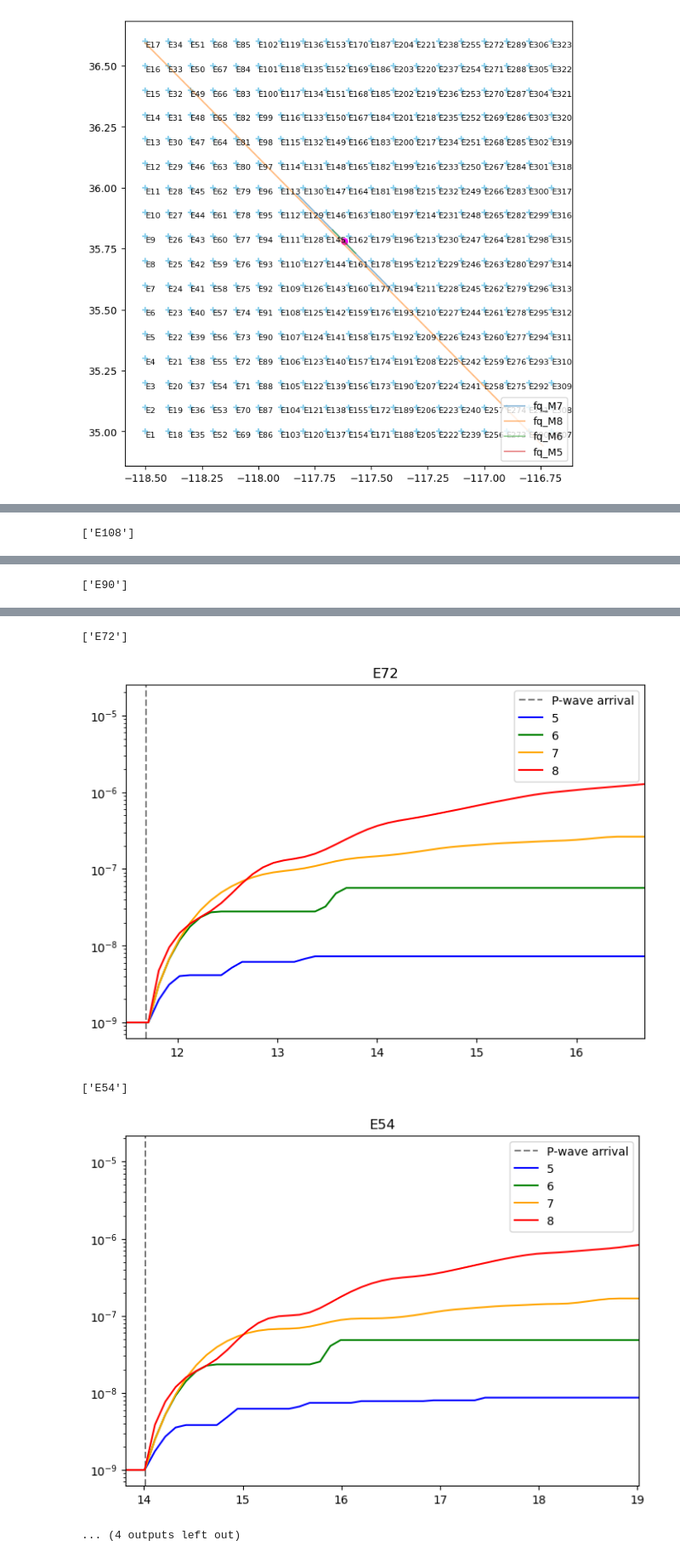
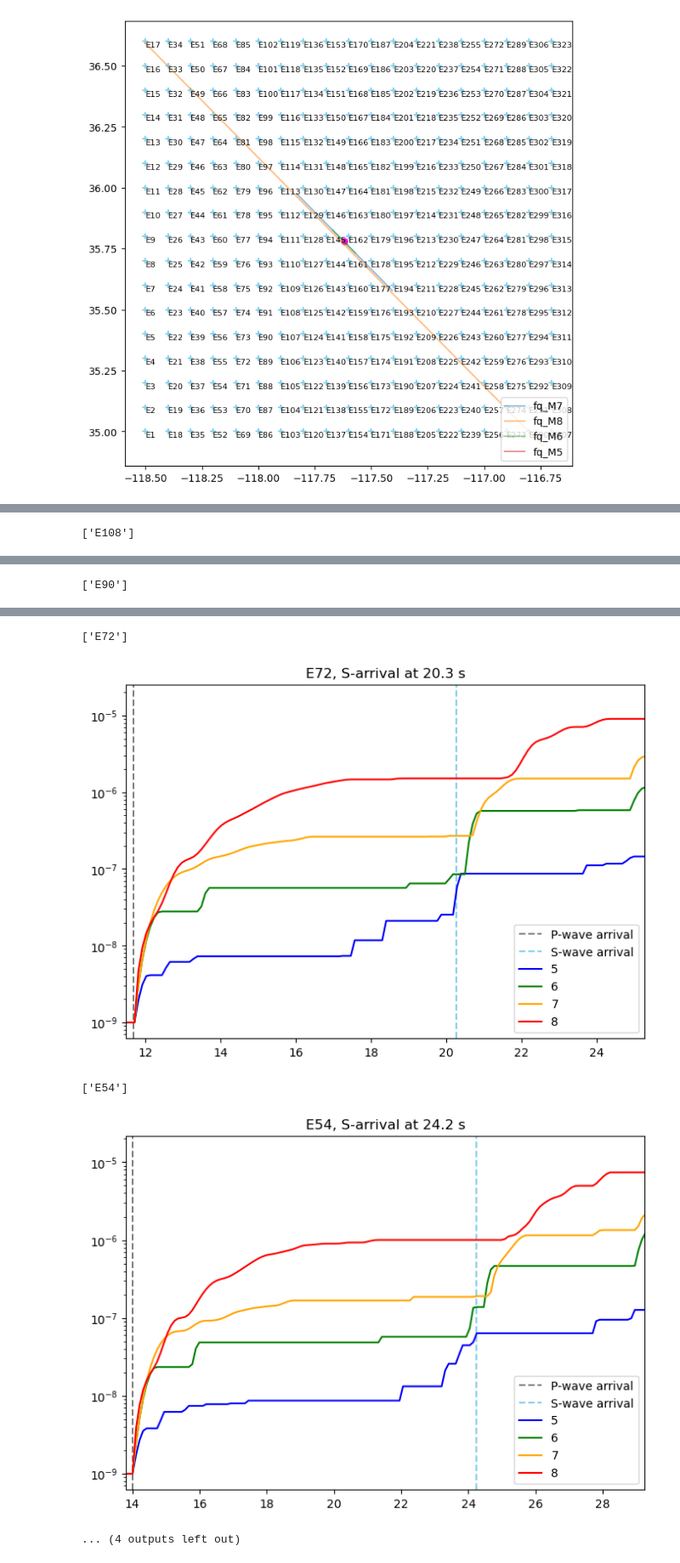
Before and after one commit to UO-Geophysics/sw4_strain, a Jupyter notebook: experiments/realistic_eq_sizes/7_plot_results.ipynb, the cells around one changed output, grey strips where cells are left out. Shown at 85% size. Drawn from its saved outputs; the diff is of its cells as text; code cells hidden in the pictures.

```diff
--- a/experiments/realistic_eq_sizes/7_plot_results.ipynb
+++ b/experiments/realistic_eq_sizes/7_plot_results.ipynb
@@ -16,29 +30,33 @@ hypo_depth = 7.5
 # %%
-# # Add a column to the stations dataframe with the theoretical P-wave arrival times
+# Add a column to the stations dataframe with the theoretical P-wave arrival times
 
-# custom_model = TauPyModel(model = '/Users/sydneydybing/SW4/strain/structure/mojave_simpletop_forsw4.npz')
+custom_model = TauPyModel(model = '/Users/sydneydybing/SW4/strain/structure/mojave_simpletop_forsw4.npz')
 
-# dists_km = []
-# p_arr_times = []
+dists_km = []
+p_arr_times = []
+s_arr_times = []
 
-# for idx in range(len(stas)):
+for idx in range(len(stas)):
 
-#     sta_lat = stas.lat.values[idx]
-#     sta_lon = stas.lon.values[idx]
-#     dist_m, az, baz = gps2dist_azimuth(hypo_lat, hypo_lon, sta_lat, sta_lon) # dist in meters
+    sta_lat = stas.lat.values[idx]
+    sta_lon = stas.lon.values[idx]
+    dist_m, az, baz = gps2dist_azimuth(hypo_lat, hypo_lon, sta_lat, sta_lon) # dist in meters
 
-#     arrivals = custom_model.get_travel_times(source_depth_in_km = hypo_depth,
-#                                   distance_in_degree = kilometer2degrees(dist_m/1000), phase_list=['p', 'P'])
-#     p_arr_time = arrivals[0].time
+    arrivals = custom_model.get_travel_times(source_depth_in_km = hypo_depth,
+                                  distance_in_degree = kilometer2degrees(dist_m/1000), phase_list=['s', 'S'])
+    # print(arrivals)
+    # p_arr_time = arrivals[0].time
+    s_arr_time = arrivals[0].time
 
-#     p_arr_times.append(p_arr_time)
-#     dists_km.append(dist_m/1000)
+    s_arr_times.append(s_arr_time)
+    # dists_km.append(dist_m/1000)
 
 # stas['hypo_dist_km'] = dists_km
 # stas['p_arrival'] = p_arr_times
+stas['s_arrival'] = s_arr_times
 
-# stas.to_csv(path + 'stas_w_traveltimes.csv', index = False)
+stas.to_csv(path + 'stas_w_p_s_traveltimes.csv', index = False)
 # %%
-stas = pd.read_csv(path + 'stas_w_traveltimes.csv')
+stas = pd.read_csv(path + 'stas_w_p_s_traveltimes.csv')
 stas
 # %% [output]
@@ -102,11 +120,13 @@ for idx in range(len(stas_sub)):
     print(stas.name.values[i])
     hypdist = stas.hypo_dist_km.values[i]
     theo_p_arr = stas.p_arrival.values[i]
+    theo_s_arr = stas.s_arrival.values[i]
 
     fig = plt.figure(figsize = (8,5.5), dpi = 100, facecolor = 'white')
     ax = fig.add_subplot(111)
-    ax.set_title(sta)
+    ax.set_title(sta + ', S-arrival at ' + str(round(theo_s_arr[0],1)) + ' s')
     ax.axvline(theo_p_arr, color = 'gray', linestyle = '--', label = 'P-wave arrival')
+    ax.axvline(theo_s_arr, color = 'skyblue', linestyle = '--', label = 'S-wave arrival')
 
     for idx2 in range(len(Mws)):
 
@@ -140,7 +160,7 @@ for idx in range(len(stas_sub)):
 
     ax.set_yscale('log')
     # # ax2.set_yscale('log')
-    ax.set_xlim(theo_p_arr-0.2, theo_p_arr+5)
+    ax.set_xlim(theo_p_arr-0.2, theo_s_arr+5)
     # ax.set_ylim(5*10**-10, 5*10**-7)
     ax.legend()
     plt.show()
@@ -156,7 +176,7 @@ for idx in range(len(stas_sub)):
 ['E72']
-[figure, old version]
+[figure, new version]
 ['E54']
-[figure, old version]
+[figure, new version]
 ... (4 outputs left out)
 # %%
 # Steeper slope in log-space for higher magnitudes
```
Also changed, not shown: parts of 3 cells of this notebook.
